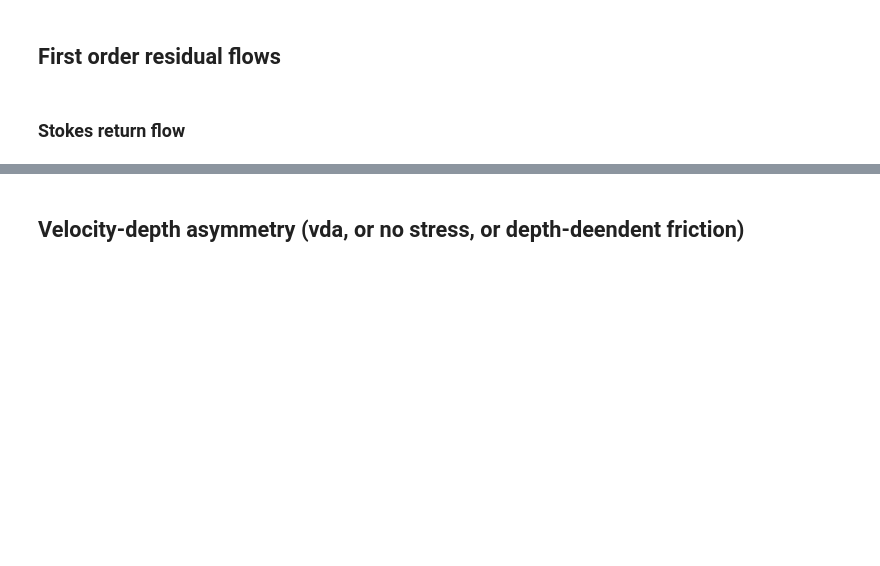
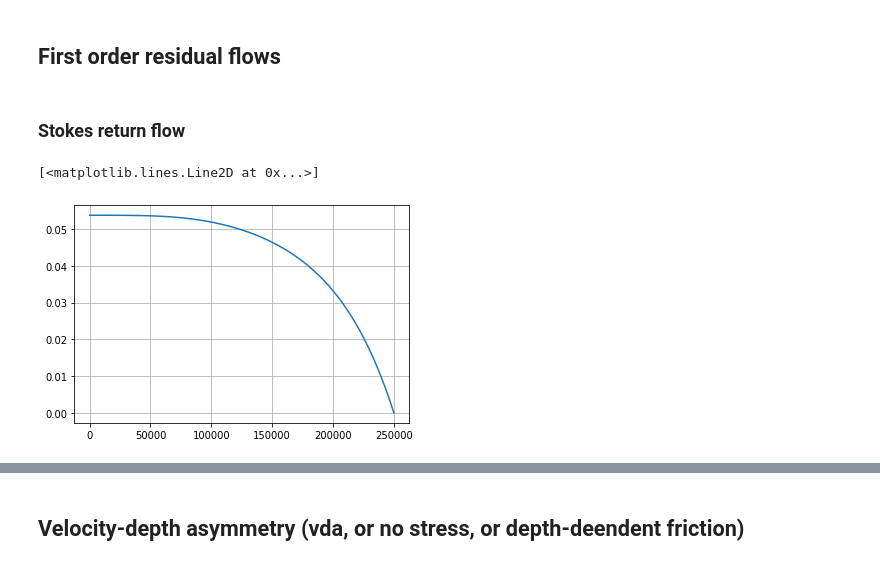
Before and after one commit to JinyangWang27/singleChannel2DV, a Jupyter notebook: singleChannel2DV.ipynb, the cells around one changed output, grey strips where cells are left out. Cells and saved outputs as stored; diff of their text form; code cells hidden in the pictures; blank space fills up the shorter version.

```diff
--- a/singleChannel2DV.ipynb
+++ b/singleChannel2DV.ipynb
@@ -118,4 +121,7 @@ pressure_gradient_Stokes = coef * .5 * (np.real(eta.conjugate() * u[-1, :]))
 u_Stokes = fz * pressure_gradient_Stokes
 eta_Stokes = integrate.cumtrapz(pressure_gradient_Stokes[::-1], x[::-1], initial=0)[::-1]
 # %%
-# plt.plot(x, eta_Stokes)
+plt.plot(x, eta_Stokes)
+# %% [output]
+[<matplotlib.lines.Line2D at 0x...>]
+[figure, added]
```
Also changed, not shown: parts of 9 cells of this notebook.
